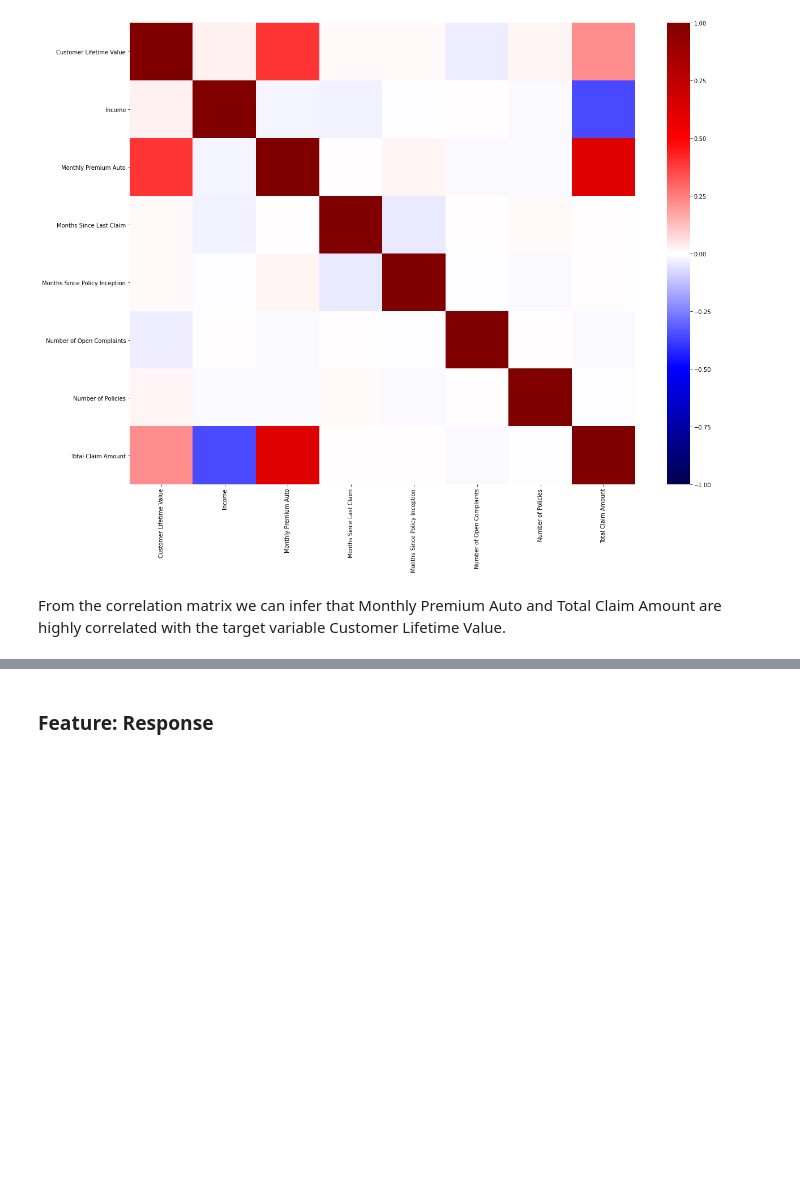
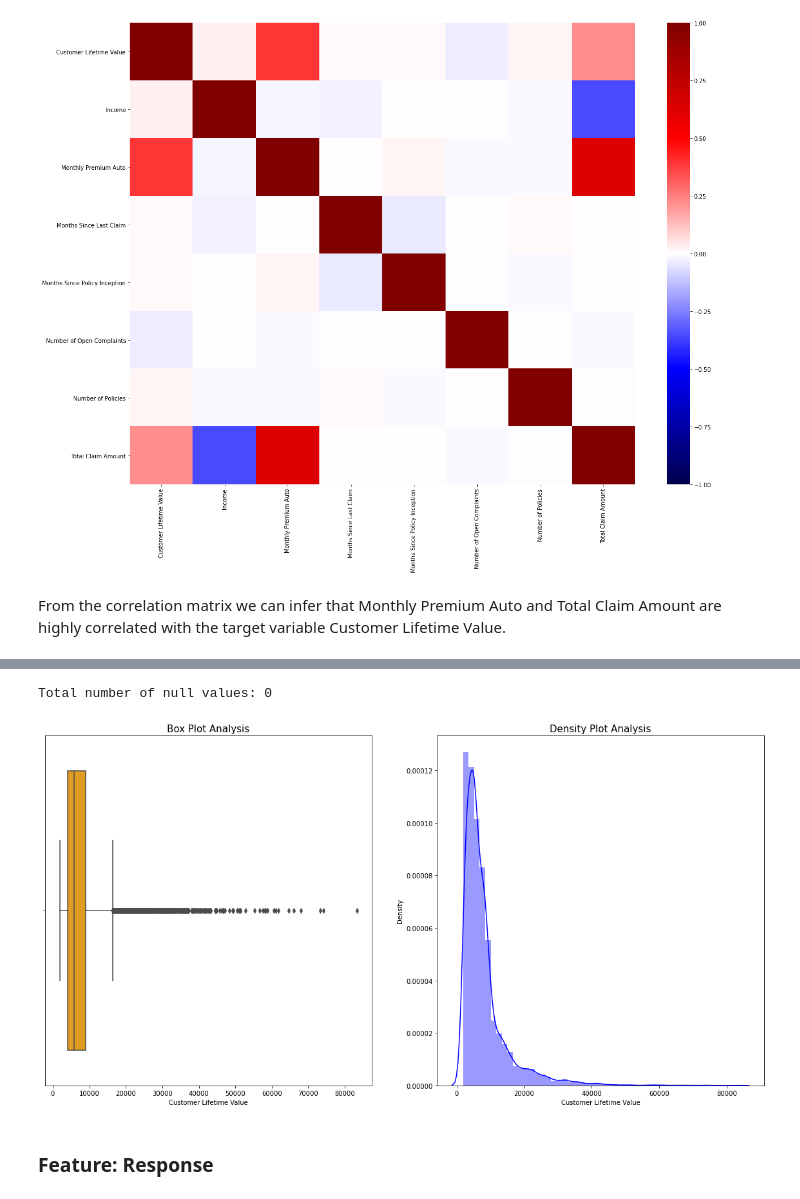
Before and after one commit to ddahiya16/Machine-Learning, a Jupyter notebook: Customer Life Time Value Prediction Model.ipynb, the cells around one changed output, grey strips where cells are left out. Drawn from its saved outputs; the diff is of its cells as text; code cells hidden in the pictures; blank space fills up the shorter version.

```diff
--- a/Customer Life Time Value Prediction Model.ipynb
+++ b/Customer Life Time Value Prediction Model.ipynb
@@ -137,3 +176,16 @@ From the correlation matrix we can infer that Monthly Premium Auto and Total Cla
+# %%
+print("Total number of null values:", df['Customer Lifetime Value'].describe().isnull().sum())
+# %% [output]
+Total number of null values: 0
+# %%
+fig, axes = plt.subplots(ncols=2, figsize=(20,10))
+box_plot = sns.boxplot(df["Customer Lifetime Value"], ax=axes[0], color = 'orange')
+axes[0].set_title("Box Plot Analysis", fontsize=15)
+dist_plot = sns.distplot(df["Customer Lifetime Value"], kde=True, ax=axes[1], color = 'blue')
+axes[1].set_title("Density Plot Analysis", fontsize=15)
+plt.show()
+# %% [output]
+[figure, added]
 # %% [markdown]
 ### Feature: Response
 # %%
```
Also changed, not shown: parts of 33 cells of this notebook.
